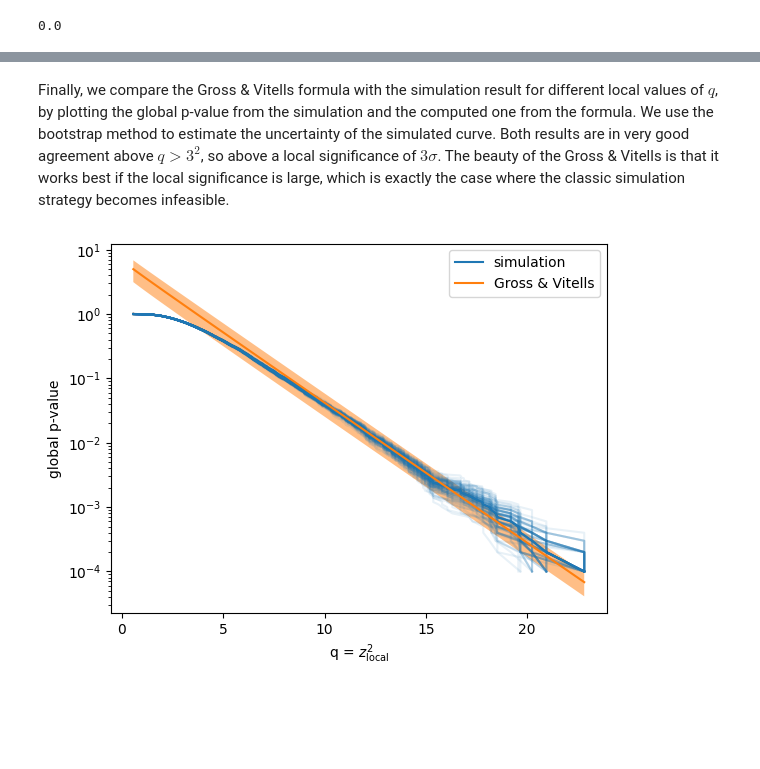
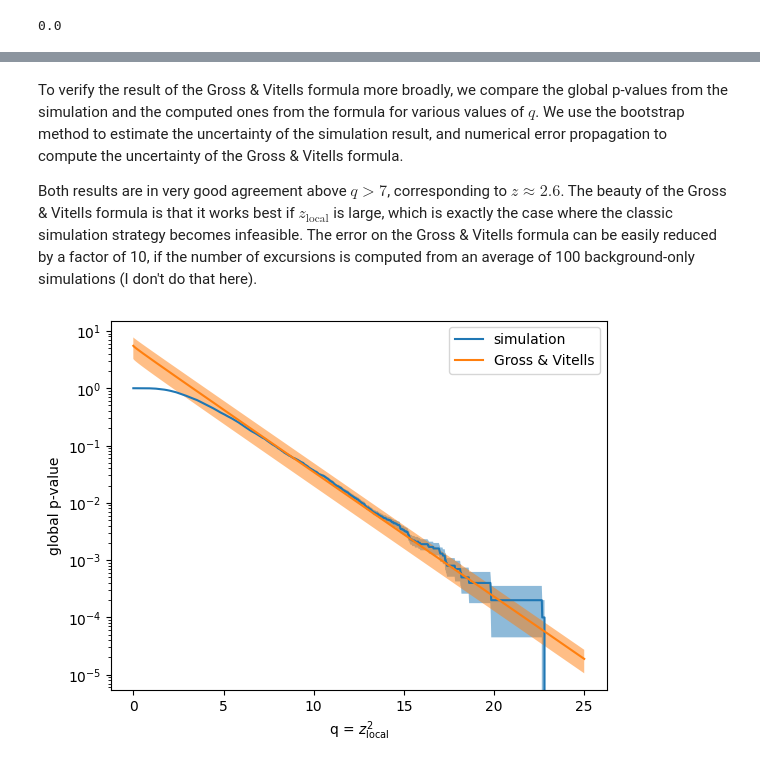
Before and after one commit to HDembinski/HDembinski.github.io, a Jupyter notebook: look_elsewhere_effect.ipynb, the cells around one changed output, grey strips where cells are left out. Saved outputs shown, nothing was run; the diff lists cells and outputs as text; code cells hidden in the pictures; blank space fills up the shorter version.

```diff
--- a/look_elsewhere_effect.ipynb
+++ b/look_elsewhere_effect.ipynb
@@ -72,8 +108,8 @@ We construct the toy distribution. It is a background-only sample with a truncat
 lambd_true = 2000
 background_true = 10000
 
-mass = truncexpon.rvs(1000, 4000, 0, lambd_true, background_true, 1)
-plt.hist(mass, bins=100)
+data = truncexpon.rvs(1000, 4000, 0, lambd_true, background_true, 1)
+plt.hist(data, bins=100)
 plt.semilogy();
 # %% [output]
 [figure]
@@ -165,7 +197,10 @@ z = z_scan(mass, m_grid)
 # %% [markdown]
 Let's plot the most significant peak candidate.
 # %%
-zmax, minuit = fit(mass, m_grid[np.argmax(z ** 2)], fit_background(mass)[0])
+imax = np.argmax(z**2)
+zmax, minuit = fit(
+    data, m_grid[imax], rw_grid * m_grid[imax], fit_background(data)[0]
+)
 minuit.visualize()
 plt.title(f"z = {zmax:.2f}")
 plt.xlabel("mass");
@@ -254,10 +284,4 @@ We now confirm this calculation with a toy simulation, in which we repeatedly si
 # %%
-from joblib import delayed, Parallel
-from pathlib import Path
-import pickle
-import gzip
-from tqdm import tqdm
-
 # we cache this calculation, since it takes a while
 cache_file = Path("q_samples.pkl.gz")
 
@@ -272,10 +296,11 @@ else:
     @delayed
     def run(iseed):
         mass = truncexpon.rvs(1000, 4000, 0, lambd_true, background_true, iseed)
-        z = z_scan(mass, m_grid)
-        return np.max(z ** 2)
+        z = z_scan(mass, m_grid, rw_grid)
+        return np.max(z**2)
 
-    q = Parallel(n_jobs=8)(run(iseed) for iseed in tqdm(range(seeds)))
+    with Progress() as progress:
+        q = Parallel(n_jobs=8)(run(iseed) for iseed in progress.track(range(seeds)))
     q = np.array(q)
 
     with gzip.open(cache_file, "w") as f:
@@ -337,23 +369,26 @@ z_m[np.argmax([x[0]**2 for x in z_m])][1]
 # %% [markdown]
-Finally, we compare the Gross & Vitells formula with the simulation result for different local values of $q$, by plotting the global p-value from the simulation and the computed one from the formula. We use the bootstrap method to estimate the uncertainty of the simulated curve. Both results are in very good agreement above $q > 3^2$, so above a local significance of $3\sigma$. The beauty of the Gross & Vitells is that it works best if the local significance is large, which is exactly the case where the classic simulation strategy becomes infeasible.
+To verify the result of the Gross & Vitells formula more broadly, we compare the global p-values from the simulation and the computed ones from the formula for various values of $q$. We use the bootstrap method to estimate the uncertainty of the simulation result, and numerical error propagation to compute the uncertainty of the Gross & Vitells formula.
+
+Both results are in very good agreement above $q > 7$, corresponding to $z \approx 2.6$. The beauty of the Gross & Vitells formula is that it works best if $z_\mathrm{local}$ is large, which is exactly the case where the classic simulation strategy becomes infeasible. The error on the Gross & Vitells formula can be easily reduced by a factor of 10, if the number of excursions is computed from an average of 100 background-only simulations (I don't do that here).
 # %%
-from resample.bootstrap import resample
+q_grid = np.linspace(0, 25, 1000)
 
-p = 1 - np.arange(len(q)) / len(q)
-q = np.sort(q)
-plt.plot(q, p, label="simulation")
+p = [np.mean(q > qi) for qi in q_grid]
+plt.plot(q_grid, p, label="simulation")
 
-for qb in resample(q, size=100):
-    qb = np.sort(qb)
-    plt.plot(qb, p, color="C0", alpha=0.1)
+p_err = variance(lambda q: [np.mean(q > qi) for qi in q_grid], q) ** 0.5
+plt.fill_between(q_grid, p - p_err, p + p_err, fc="C0", alpha=0.5)
 
-p2, p2cov = propagate(lambda n: compute_p_global(q ** 0.5, 0, n), n_upcrossings, n_upcrossings, diagonal=True)
+p2, p2cov = propagate(
+    lambda n: compute_p_global(q_grid**0.5, z_threshold, n),
+    n_upcrossings, n_upcrossings, diagonal=True
+)
 p2err = p2cov ** 0.5
-plt.plot(q, p2, label="Gross & Vitells")
-plt.fill_between(q, p2 - p2err, p2 + p2err, fc="C1", alpha=0.5)
+plt.plot(q_grid, p2, label="Gross & Vitells")
+plt.fill_between(q_grid, p2 - p2err, p2 + p2err, fc="C1", alpha=0.5)
 plt.semilogy()
 plt.ylabel("global p-value")
 plt.xlabel("q = $z_\\mathrm{local}^2$")
 plt.legend();
 # %% [output]
-[figure, old version]
+[figure, new version]
```
Also changed, not shown: parts of 51 cells of this notebook.
